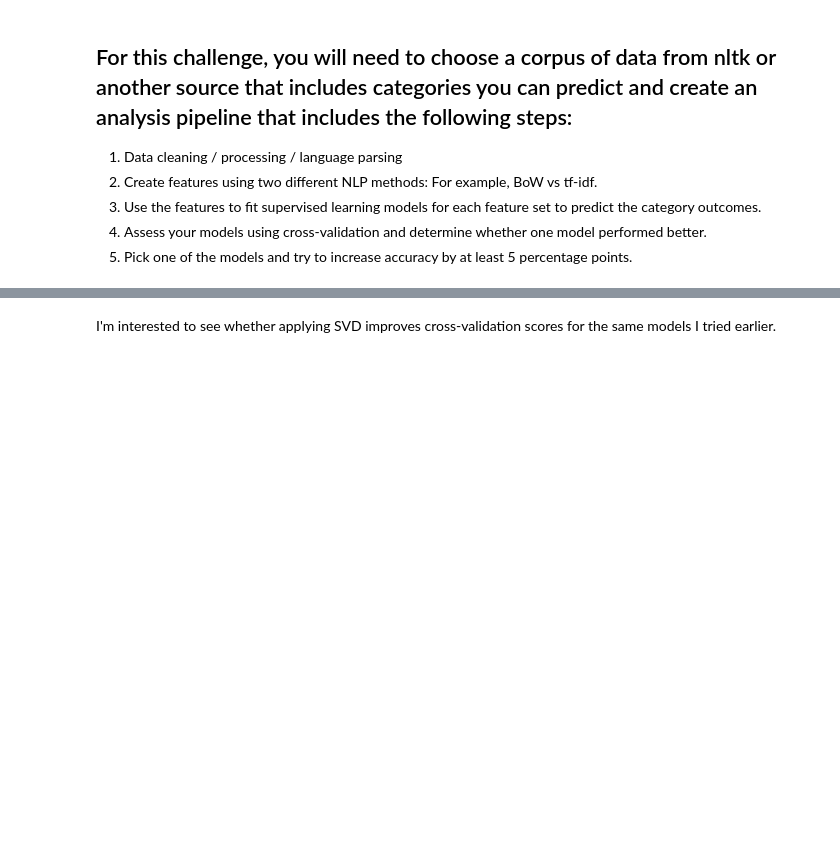
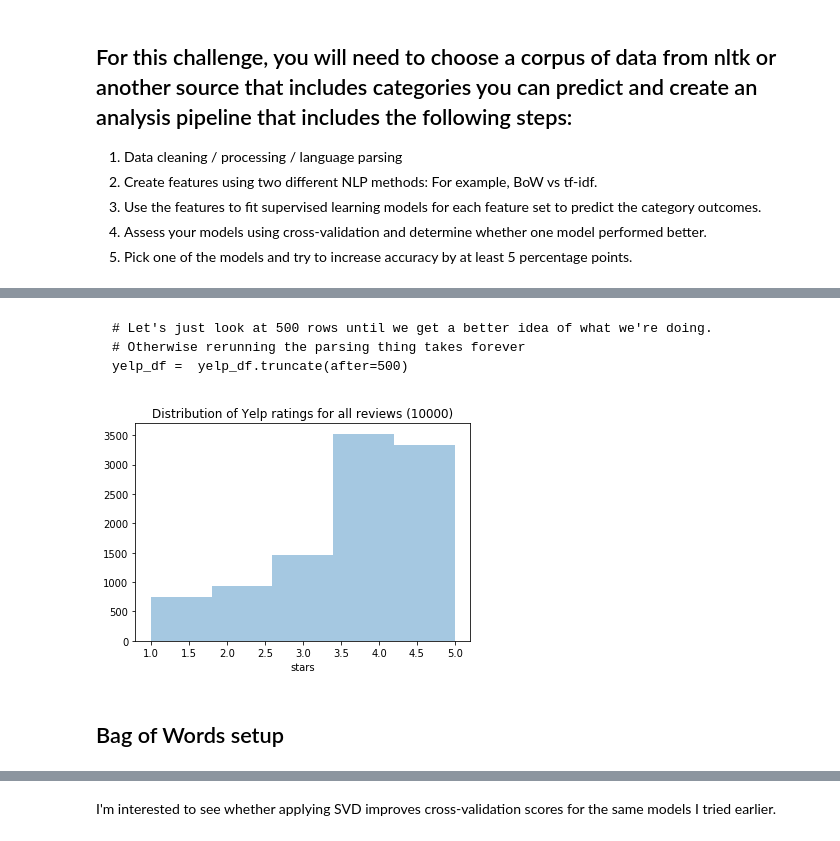
Before and after one commit to iamjeremybe/thinkful_data_science, a Jupyter notebook: Thinkful - NLP challenge - build your own NLP model.ipynb, the cells around one changed output, grey strips where cells are left out. Cells and saved outputs as stored; diff of their text form; code cells hidden in the pictures; blank space fills up the shorter version.

````diff
--- a/Thinkful - NLP challenge - build your own NLP model.ipynb
+++ b/Thinkful - NLP challenge - build your own NLP model.ipynb
@@ -50,0 +33,2 @@ len(paradise_split)
+# %%
+yelp_df = pd.read_csv('yelp-reviews-dataset.zip')
@@ -51,3 +74,16 @@ len(paradise_split)
+# %%
+yelp_df.drop(['date','review_id','type','user_id'],axis='columns',inplace=True)
+# %% [markdown]
+```
+# Let's just look at 500 rows until we get a better idea of what we're doing.
+# Otherwise rerunning the parsing thing takes forever
+yelp_df =  yelp_df.truncate(after=500)
+```
+# %%
+ax = sns.distplot(yelp_df['stars'],bins=5,norm_hist=False,kde=False)\
+             .set_title('Distribution of Yelp ratings for all reviews ({})'.format(yelp_df.shape[0]))
+# %% [output]
+[figure, added]
 # %%
 # Utility function for standard text cleaning.
 def text_cleaner(text):
@@ -75,2 +105,4 @@ paradise_cleaned = paradise_cleaned[1:]
+# %% [markdown]
+## Bag of Words setup
 # %%
 nlp = spacy.load('en')
````
Also changed, not shown: parts of 79 cells of this notebook.
